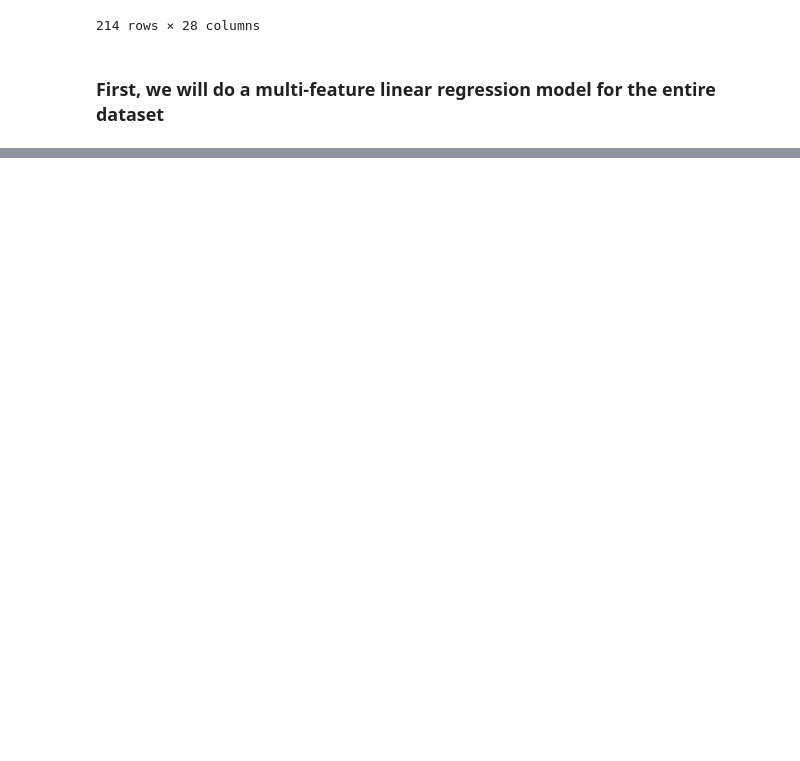
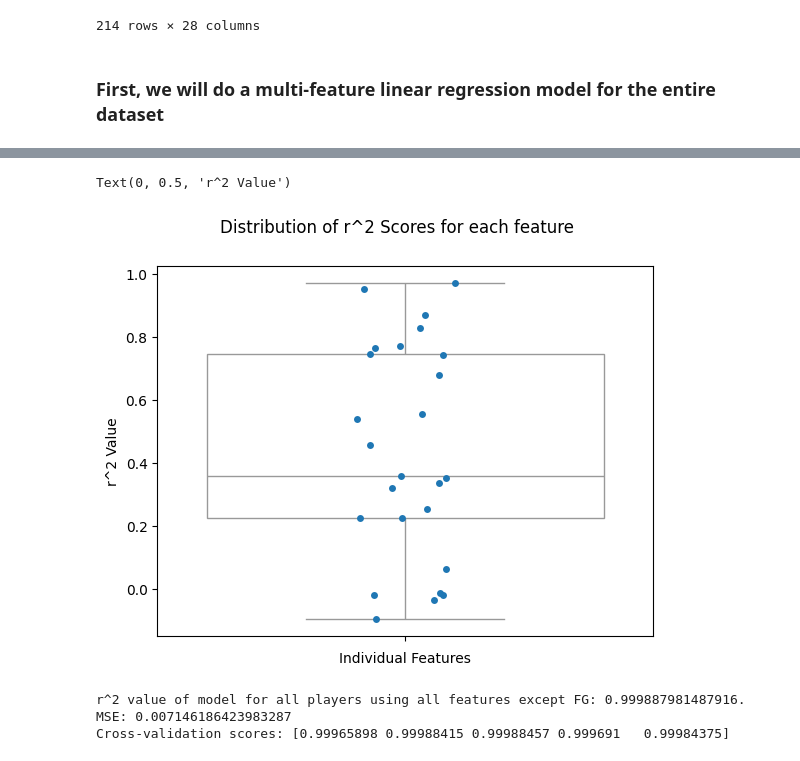
Before and after one commit to kjeeth04/NBA-pred, a Jupyter notebook: linear_reg.ipynb, the cells around one changed output, grey strips where cells are left out. Drawn from its saved outputs; the diff is of its cells as text; code cells hidden in the pictures; blank space fills up the shorter version.

```diff
--- a/linear_reg.ipynb
+++ b/linear_reg.ipynb
@@ -31,12 +32,20 @@ df
 X = df.iloc[:, 3:]
 y = df['PTS']
 
+#Train/Test Split
 X_train, X_test, y_train, y_test = train_test_split(X, y, test_size=0.33, random_state=10271970)
 
+#Fitting, Predicting, and Evaluating model
 reg = LinearRegression()
 reg.fit(X_train, y_train)
 
 y_pred = reg.predict(X_test)
 corr = r2_score(y_test, y_pred)
-print(f"r^2 value of all features for all players: {corr}")
+MSE = mean_squared_error(y_test, y_pred)
+print(f"r^2 value of model for all players: {corr}. MSE: {MSE}")
+
+#Validation
+cv = KFold(n_splits=5, shuffle=True, random_state=3)
+scores = cross_val_score(reg, X_test, y_test, cv=cv, scoring='r2')
+print(f"Cross-validation scores: {scores}")
 # %% [output]
@@ -43,0 +124,29 @@ r^2 value of all features for all players: 0.9999196365482985
+# %%
+#List of Features to iterate through
+features = df.columns[3:]
+r2_vals = list()
+
+for feature in features:
+    #Removing specified feature
+
+    #Separating Features from Target
+    X = df[[feature]]
+    y = df['PTS']
+
+    #Train/Test Split
+    X_train, X_test, y_train, y_test = train_test_split(X, y, test_size=0.33, random_state=10271970)
+
+    #Fitting, Predicting, and Evaluating model
+    reg = LinearRegression()
+    reg.fit(X_train, y_train)
+
+    y_pred = reg.predict(X_test)
+    corr = r2_score(y_test, y_pred)
+    MSE = mean_squared_error(y_test, y_pred)
+    print(f"r^2 value of model for all players using {feature}: {corr}. MSE: {MSE}")
+
+    #Validation
+    cv = KFold(n_splits=5, shuffle=True, random_state=3)
+    scores = cross_val_score(reg, X_test, y_test, cv=cv, scoring='r2')
+    print(f"Cross-validation scores: {scores}\n")
+    r2_vals.append(corr)
@@ -43,0 +171,34 @@ r^2 value of all features for all players: 0.9999196365482985
+# %%
+sns.stripplot(r2_vals)
+sns.boxplot(r2_vals, color = 'white', showfliers = False)
+plt.suptitle("Distribution of r^2 Scores for each feature")
+plt.xlabel("Individual Features")
+plt.ylabel("r^2 Value")
+# %% [output]
+Text(0, 0.5, 'r^2 Value')
+[figure, added]
+# %%
+#Seeing how model performs without FG feature
+X = df[features].drop('FG', axis=1)
+y = df['PTS']
+
+#Train/Test Split
+X_train, X_test, y_train, y_test = train_test_split(X, y, test_size=0.33, random_state=10271970)
+
+#Fitting, Predicting, and Evaluating model
+reg = LinearRegression()
+reg.fit(X_train, y_train)
+
+y_pred = reg.predict(X_test)
+corr = r2_score(y_test, y_pred)
+MSE = mean_squared_error(y_test, y_pred)
+print(f"r^2 value of model for all players using all features except FG: {corr}. MSE: {MSE}")
+
+#Validation
+cv = KFold(n_splits=5, shuffle=True, random_state=3)
+scores = cross_val_score(reg, X_test, y_test, cv=cv, scoring='r2')
+print(f"Cross-validation scores: {scores}\n")
+r2_vals.append(corr)
+# %% [output]
+r^2 value of model for all players using all features except FG: 0.999887981487916. MSE: 0.007146186423983287
+Cross-validation scores: [0.99965898 0.99988415 0.99988457 0.999691   0.99984375]
```
Also changed, not shown: parts of 11 cells of this notebook.
